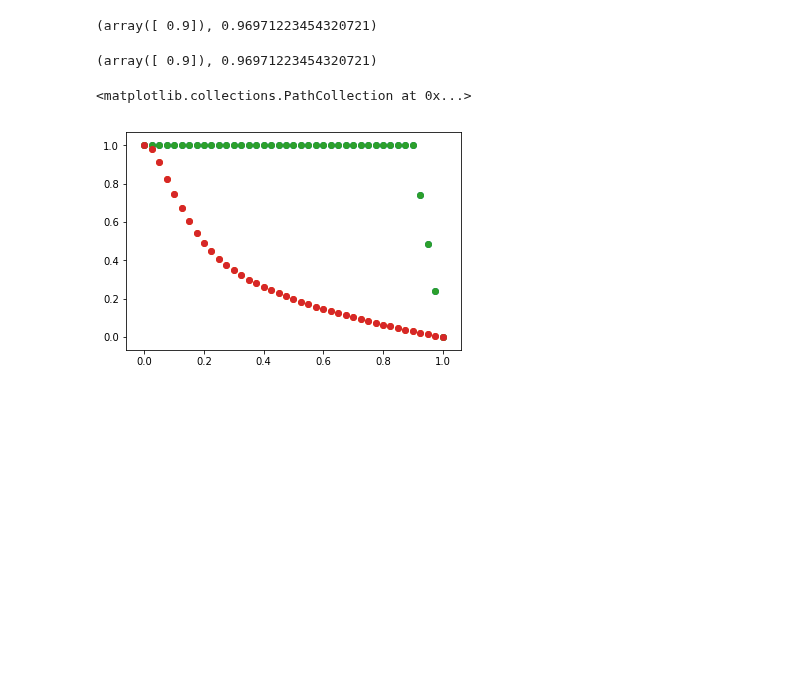
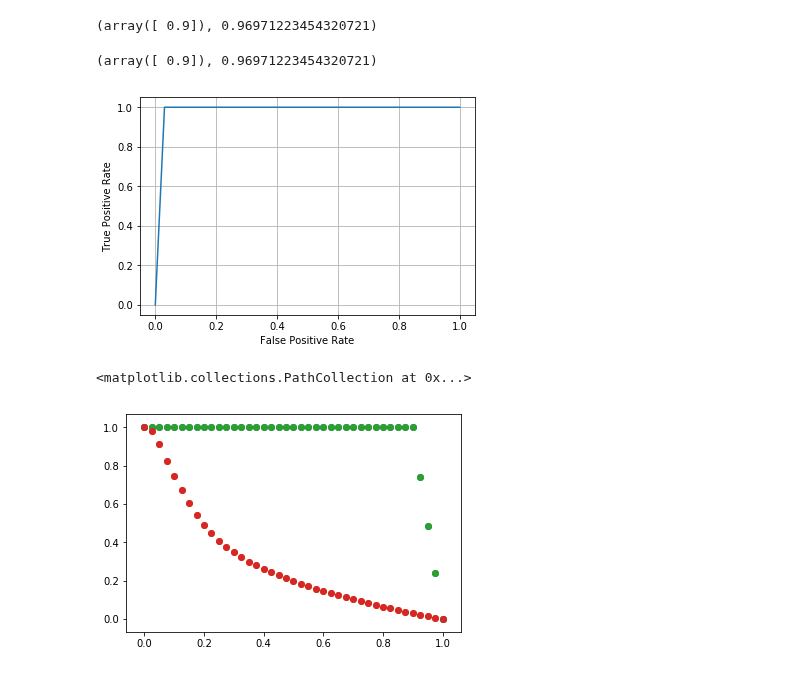
Before and after one commit to xiangjiph/MouseBrainAtlas, a Jupyter notebook: XJ/Blob_detection_v3.5(Typical vs. RandomSelected Area_only).ipynb, the cells around one changed output. Drawn from its saved outputs; the diff is of its cells as text; code cells hidden in the pictures; blank space fills up the shorter version.

```diff
--- a/XJ/Blob_detection_v3.5(Typical vs. RandomSelected Area_only).ipynb
+++ b/XJ/Blob_detection_v3.5(Typical vs. RandomSelected Area_only).ipynb
@@ -620,6 +631,13 @@ fun_SGD_score_v2(ori_best_weights,np.vstack(tuple(positive_training_data.values(
 temp1, temp2, temp3 = fun_ROC(np.dot(np.vstack(tuple(positive_training_data.values())), best_weights), np.dot(np.vstack(tuple(negative_training_data.values())) , best_weights) )
 # %%
 temp4, temp5, temp6 = fun_ROC(np.dot(np.vstack(tuple(positive_training_data.values())), ori_best_weights), np.dot(np.vstack(tuple(negative_training_data.values())), ori_best_weights) )
+# %%
+plt.plot(temp3,temp2)
+plt.xlabel('False Positive Rate');
+plt.ylabel('True Positive Rate');
+plt.grid()
+# %% [output]
+[figure, added]
 # %%
 plt.scatter(temp1, temp2,label='Best_Positive')
 plt.scatter(temp1, temp3,label='Best_Negative')
```
Also changed, not shown: parts of 5 cells of this notebook, 3 other files.
